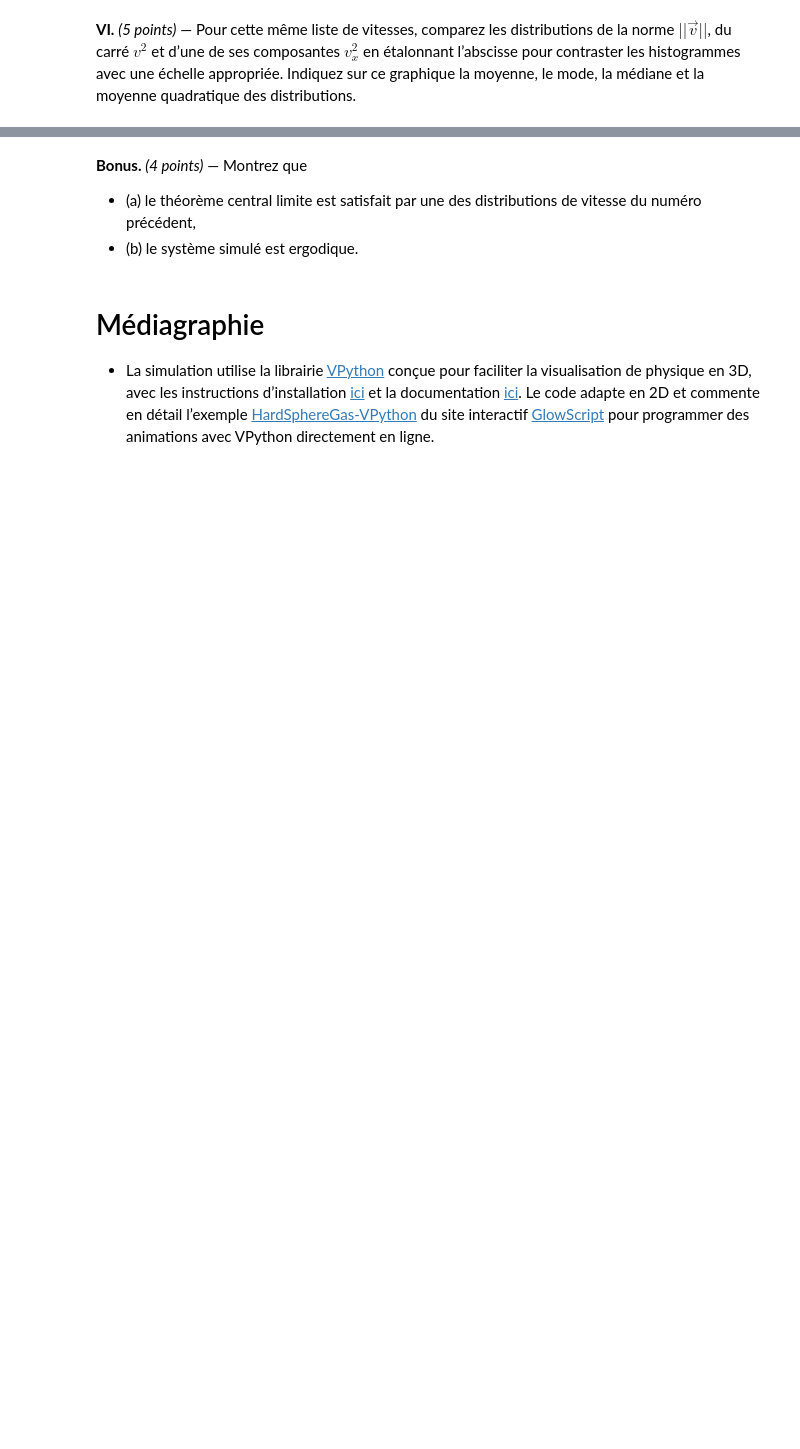
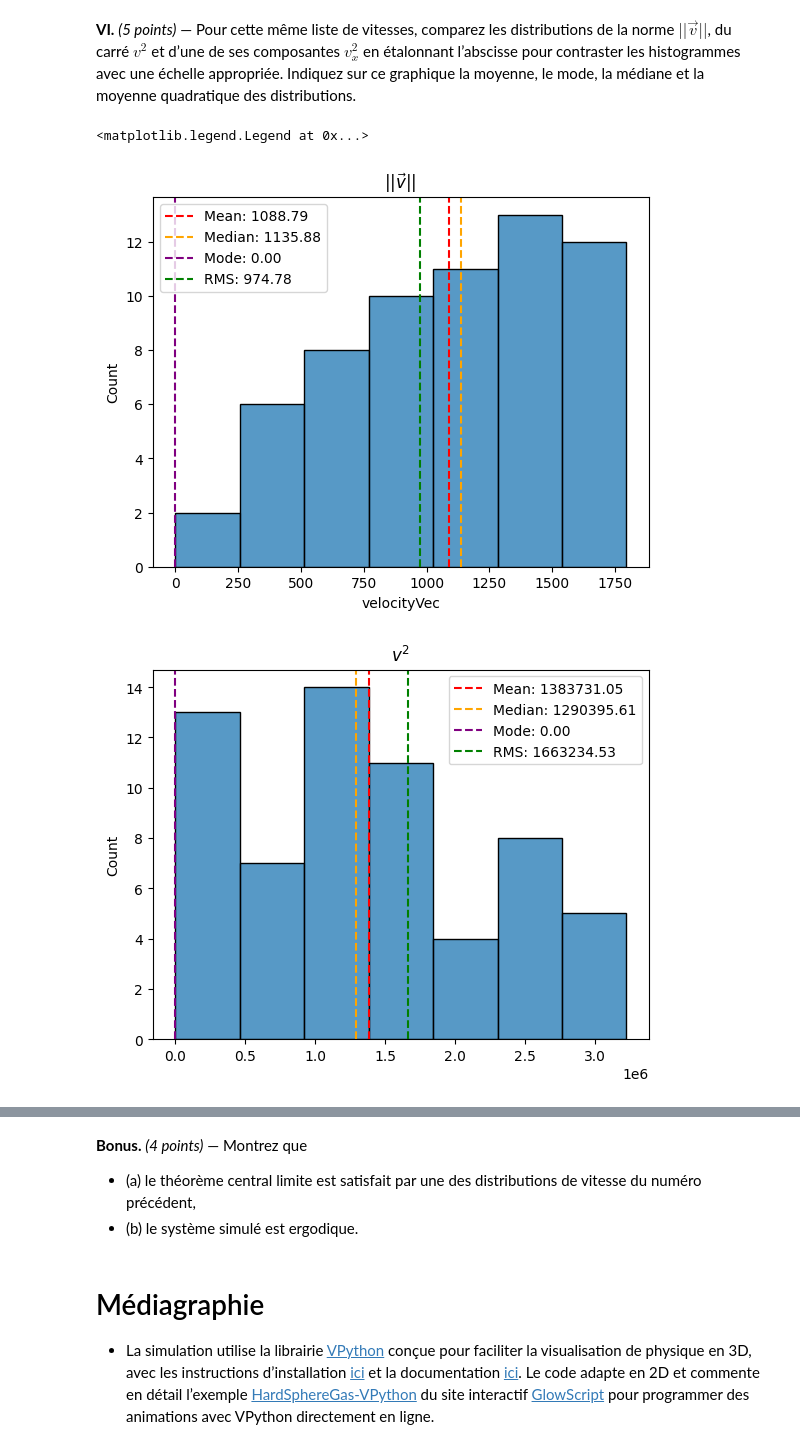
Before and after one commit to craqu/TP1_ES, a Jupyter notebook: tdsTP_Part1_h25.ipynb, the cells around one changed output, grey strips where cells are left out. Saved outputs shown, nothing was run; the diff lists cells and outputs as text; code cells hidden in the pictures; blank space fills up the shorter version.

```diff
--- a/tdsTP_Part1_h25.ipynb
+++ b/tdsTP_Part1_h25.ipynb
@@ -142,33 +156,37 @@ import seaborn as sns
 import matplotlib.pyplot as plt
 from statistics import mode
 
 plt.figure()
 plt.title(r"$ || \vec{v} || $ ")
 
 sns.histplot(v_norm)
 plt.axvline(v_mean, color='red', linestyle='--', label=f'Mean: {v_mean:.2f}')
-plt.axvline(np.median(v), color='orange', linestyle='--', label=f'Median: {np.median(v):.2f}')
-plt.axvline(mode(v), color='purple', linestyle='--', label=f'Mode: {mode(v):.2f}')
-plt.axvline(np.sqrt(np.mean(v**2)), color='green', linestyle='--', label=f'RMS: {np.sqrt(np.mean(v**2)):.2f}')
+plt.axvline(np.median(v_norm), color='orange', linestyle='--', label=f'Median: {np.median(v_norm):.2f}')
+plt.axvline(mode(v_norm), color='purple', linestyle='--', label=f'Mode: {mode(v_norm):.2f}')
+plt.axvline(np.sqrt(np.mean(v_squared)), color='green', linestyle='--', label=f'RMS: {np.sqrt(np.mean(v_squared)):.2f}')
 plt.legend()
 
 v_squared = np.array(v_norm)**2
 
 plt.figure()
 plt.title(r"$v^2$")
 
 sns.histplot(v_squared)
 plt.axvline(np.mean(v_squared), color='red', linestyle='--', label=f'Mean: {np.mean(v_squared):.2f}')
 plt.axvline(np.median(v_squared), color='orange', linestyle='--', label=f'Median: {np.median(v_squared):.2f}')
 plt.axvline(mode(v_squared), color='purple', linestyle='--', label=f'Mode: {mode(v_squared):.2f}')
 plt.axvline(np.sqrt(np.mean(v_squared**2)), color='green', linestyle='--', label=f'RMS: {np.sqrt(np.mean(v_squared**2)):.2f}')
 plt.legend()
 
 plt.figure()
 plt.title(r"$v_x^2$")
 sns.histplot(v_xsq)
 plt.axvline(np.mean(v_xsq), color='red', linestyle='--', label=f'Mean: {np.mean(v_xsq):.2f}')
 plt.axvline(np.median(v_xsq), color='orange', linestyle='--', label=f'Median: {np.median(v_xsq):.2f}')
 plt.axvline(mode(v_xsq), color='purple', linestyle='--', label=f'Mode: {mode(v_xsq):.2f}')
 plt.axvline(np.sqrt(np.mean(v_xsq**2)), color='green', linestyle='--', label=f'RMS: {np.sqrt(np.mean(v_xsq**2)):.2f}')
 plt.legend()
+# %% [output]
+<matplotlib.legend.Legend at 0x...>
+[figure, added]
+[figure, added]
```
Also changed, not shown: parts of 6 cells of this notebook.
